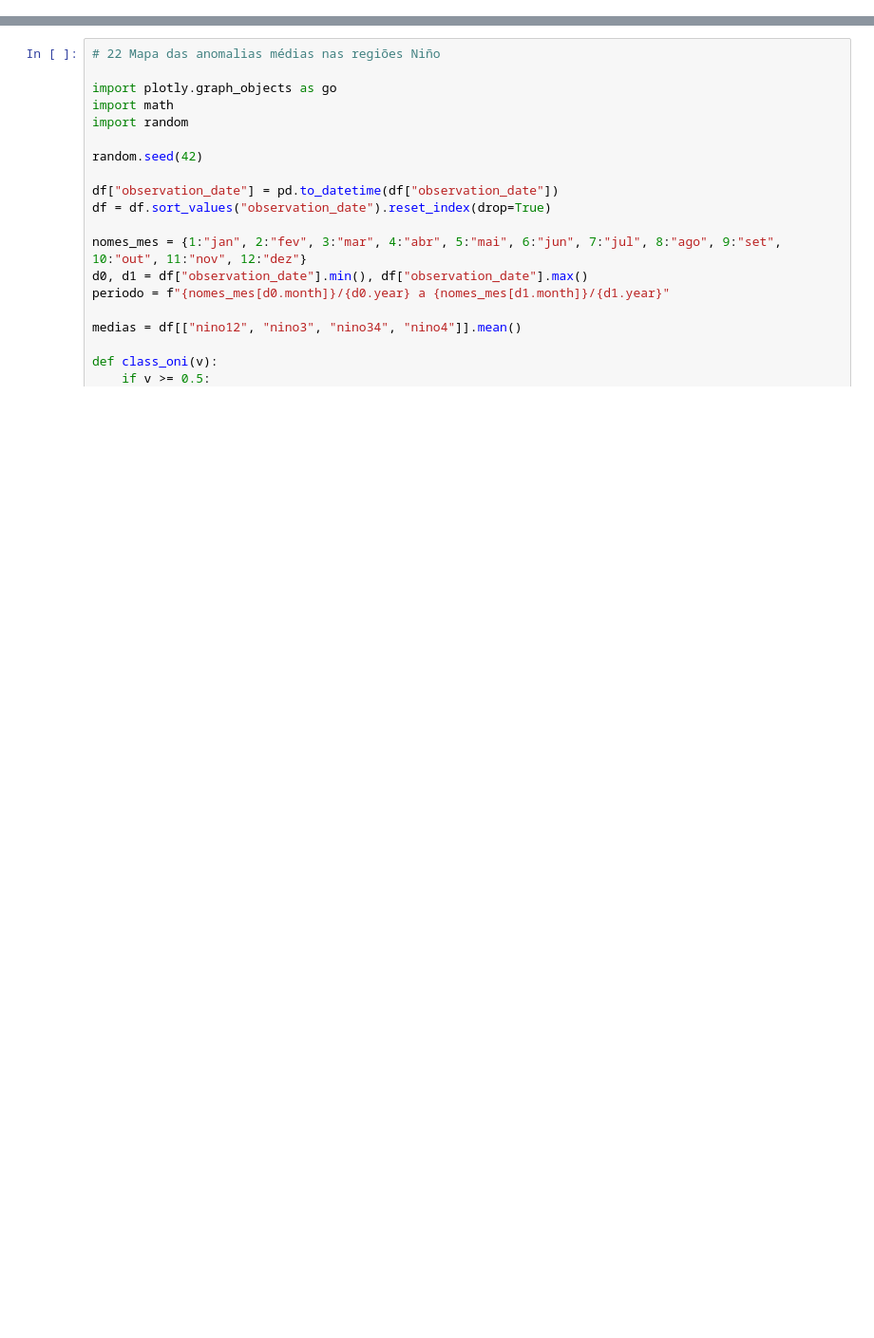
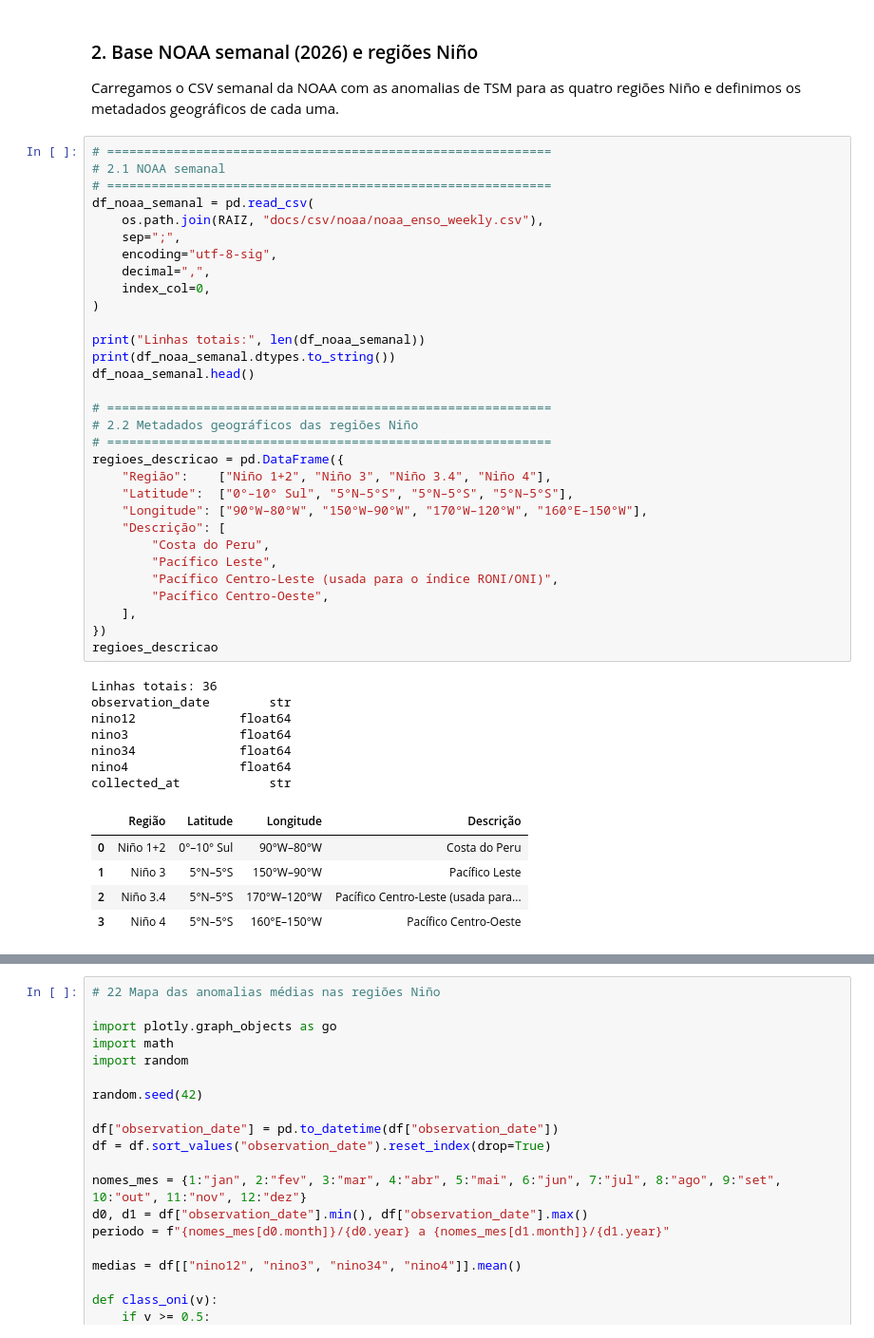
Before and after one commit to anselmojsantos/analiseP4Nooa, a Jupyter notebook: Notebookes/nooa.ipynb, the cells around one changed output, grey strips where cells are left out. Shown at 95% size. Drawn from its saved outputs; the diff is of its cells as text; blank space fills up the shorter version.

```diff
--- a/Notebookes/nooa.ipynb
+++ b/Notebookes/nooa.ipynb
@@ -1100,0 +51,49 @@ df_2026.to_sql(
+# %% [markdown]
+<h3>2. Base NOAA semanal (2026) e regiões Niño</h3>
+
+Carregamos o CSV semanal da NOAA com as anomalias de TSM para as quatro
+regiões Niño e definimos os metadados geográficos de cada uma.
+# %%
+# ============================================================
+# 2.1 NOAA semanal
+# ============================================================
+df_noaa_semanal = pd.read_csv(
+    os.path.join(RAIZ, "docs/csv/noaa/noaa_enso_weekly.csv"),
+    sep=";",
+    encoding="utf-8-sig",
+    decimal=",",
+    index_col=0,
+)
+
+print("Linhas totais:", len(df_noaa_semanal))
+print(df_noaa_semanal.dtypes.to_string())
+df_noaa_semanal.head()
+
+# ============================================================
+# 2.2 Metadados geográficos das regiões Niño
+# ============================================================
+regioes_descricao = pd.DataFrame({
+    "Região":    ["Niño 1+2", "Niño 3", "Niño 3.4", "Niño 4"],
+    "Latitude":  ["0°–10° Sul", "5°N–5°S", "5°N–5°S", "5°N–5°S"],
+    "Longitude": ["90°W–80°W", "150°W–90°W", "170°W–120°W", "160°E–150°W"],
+    "Descrição": [
+        "Costa do Peru",
+        "Pacífico Leste",
+        "Pacífico Centro-Leste (usada para o índice RONI/ONI)",
+        "Pacífico Centro-Oeste",
+    ],
+})
+regioes_descricao
+# %% [output]
+Linhas totais: 36
+observation_date        str
+nino12              float64
+nino3               float64
+nino34              float64
+nino4               float64
+collected_at            str
+|  | Região | Latitude | Longitude | Descrição |
+| 0 | Niño 1+2 | 0°–10° Sul | 90°W–80°W | Costa do Peru |
+| 1 | Niño 3 | 5°N–5°S | 150°W–90°W | Pacífico Leste |
+| 2 | Niño 3.4 | 5°N–5°S | 170°W–120°W | Pacífico Centro-Leste (usada para... |
+| 3 | Niño 4 | 5°N–5°S | 160°E–150°W | Pacífico Centro-Oeste |
```
Also changed, not shown: parts of 58 cells of this notebook, 2 other files.
